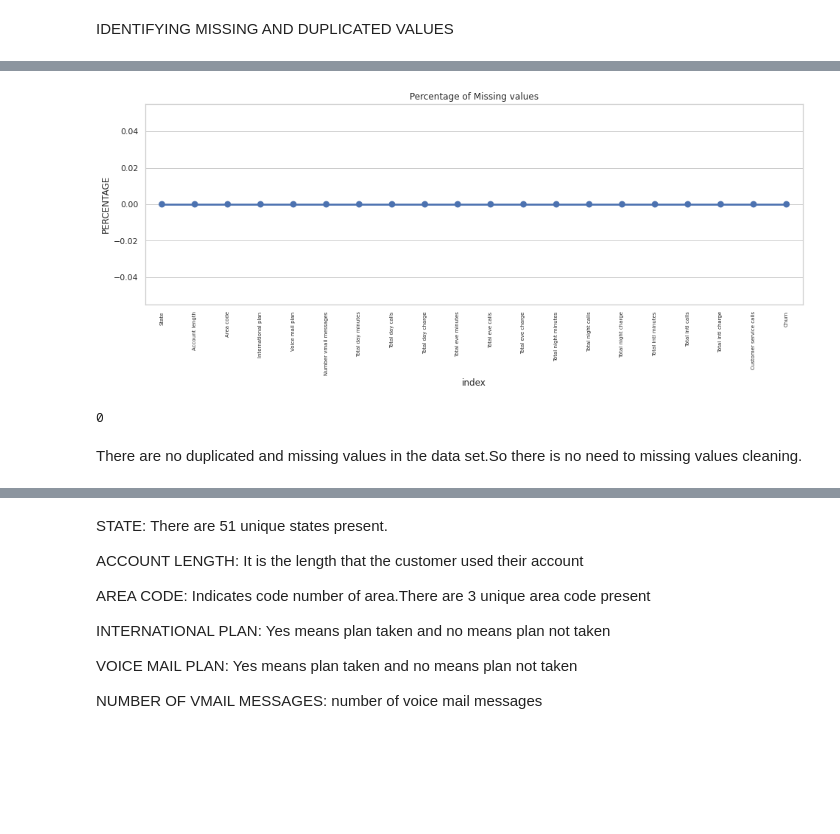
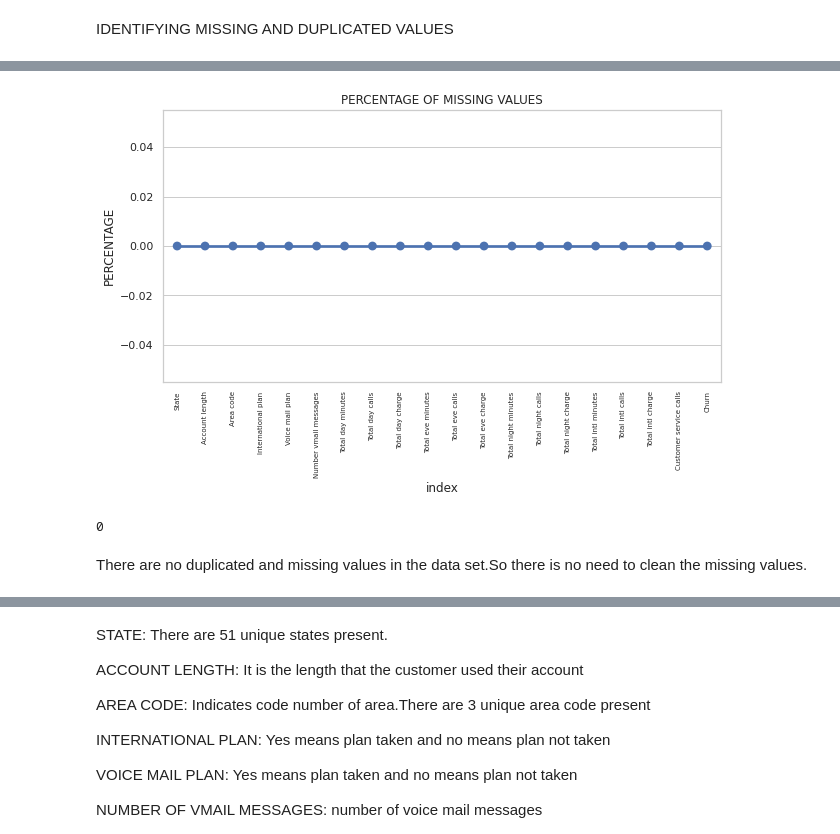
Before and after one commit to m123m12/Telecom-Churn-Analysis, a Jupyter notebook: Copy_of_Telecom_Churn_Analysis_Capstone_Project.ipynb, the cells around one changed output, grey strips where cells are left out. Drawn from its saved outputs; the diff is of its cells as text; code cells hidden in the pictures; blank space fills up the shorter version.

```diff
--- a/Copy_of_Telecom_Churn_Analysis_Capstone_Project.ipynb
+++ b/Copy_of_Telecom_Churn_Analysis_Capstone_Project.ipynb
@@ -100,21 +100,21 @@ Customer service calls    0
 Churn                     0
 dtype: int64
 # %%
-missing = pd.DataFrame((telecom_data.isnull().sum())*100/telecom_data.shape[0]).reset_index()
-plt.figure(figsize=(16,5))
-ax = sns.pointplot('index',0,data=missing)
+missing_values = pd.DataFrame((telecom_data.isnull().sum())*100/len(telecom_data)).reset_index()
+plt.figure(figsize=(10,5))
+ax = sns.pointplot('index',0,data=missing_values)
 plt.xticks(rotation =90,fontsize =7)
 plt.title("PERCENTAGE OF MISSING VALUES")
 plt.ylabel("PERCENTAGE")
 plt.show()
 # %% [output]
-[figure, old version]
+[figure, new version]
 # %%
 len(telecom_data[telecom_data.duplicated()])
 # %% [output]
 0
 # %% [markdown]
-There are no duplicated and missing values in the data set.So there is no need to missing values cleaning.
+There are no duplicated and missing values in the data set.So there is no need to clean the missing values.
 # %%
 telecom_data.nunique()
 # %% [output]
```
Also changed, not shown: parts of 4 cells of this notebook.
